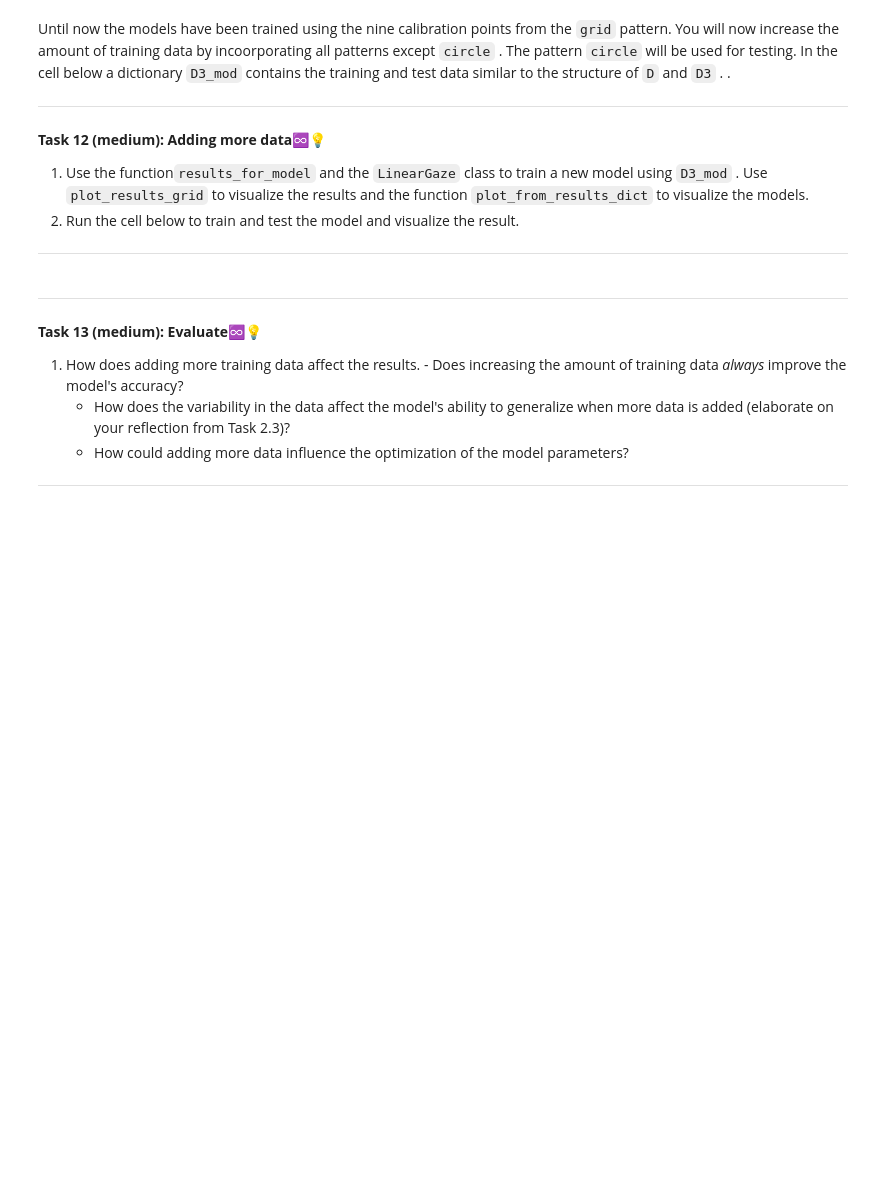
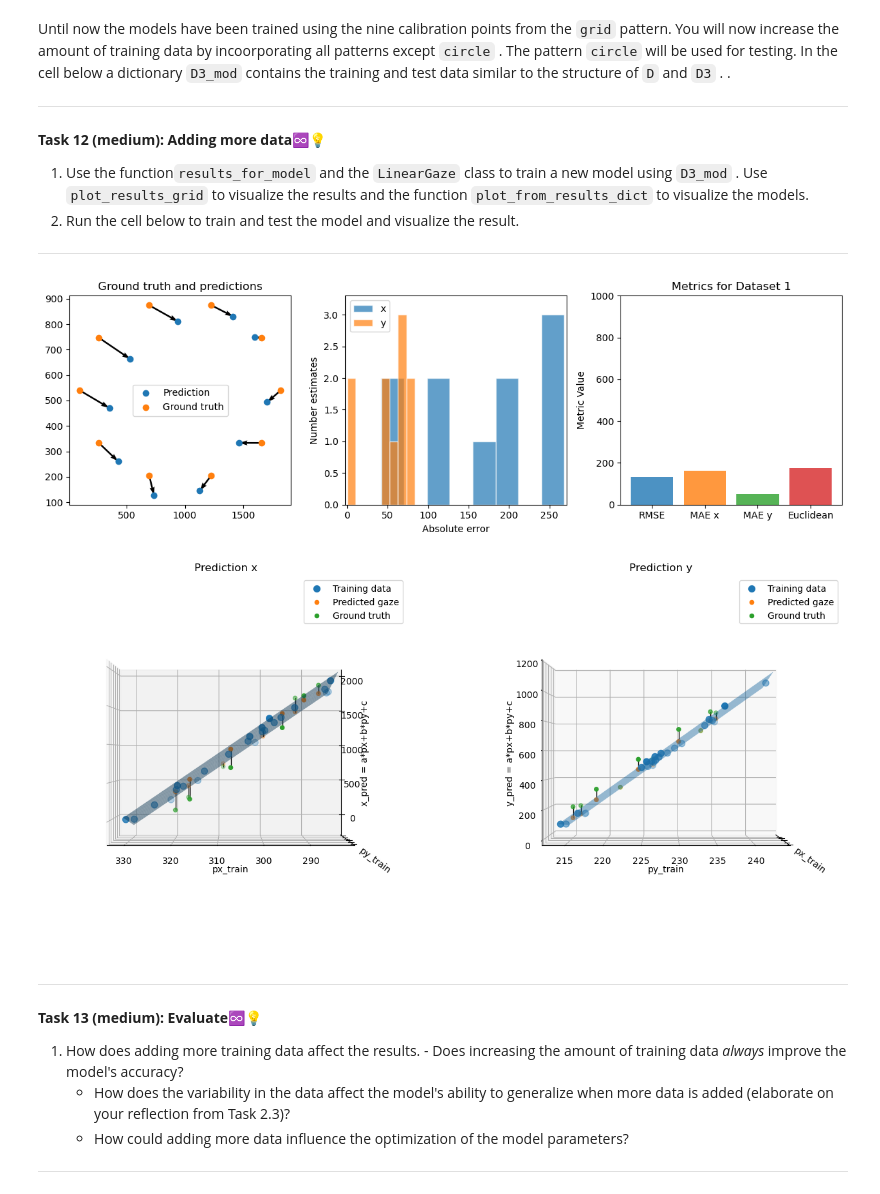
Before and after one commit to AlbertRossJoh/iml_project_2025, a Jupyter notebook: W06/02-gaze.ipynb, the cells around one changed output. Cells and saved outputs as stored; diff of their text form; code cells hidden in the pictures; blank space fills up the shorter version.

```diff
--- a/W06/02-gaze.ipynb
+++ b/W06/02-gaze.ipynb
@@ -585,24 +585,36 @@ and `D3`
 # %%
 D3_mod = {}
 
 ts3_p_train = D3[0]['pupils_test']
 ts3_s_train = D3[0]['screen_coordinates_test']
 
 ts3_p_test = D3[1]['pupils_test']
 ts3_s_test = D3[1]['screen_coordinates_test']
 
 for i in range(2,4):
     ts3_p_train = np.vstack((ts3_p_train,D3[i]['pupils_test']))
     ts3_s_train = np.vstack((ts3_s_train,D3[i]['screen_coordinates_test']))
 
 D3_mod['pupils_train'] = ts3_p_train
 D3_mod['screen_coordinates_train'] = ts3_s_train
 D3_mod['pupils_test'] = ts3_p_test
 D3_mod['screen_coordinates_test'] = ts3_s_test
 
 D3_mod = [D3_mod]
 
 # Write your code here
+results_linear_ts3_more_data = results_for_model(LinearGaze(), D3_mod, D3_mod, 'pupils_train', 'screen_coordinates_train', 'pupils_test', 'screen_coordinates_test', 1)
+
+iml_util.plot_results_grid(results_linear_ts3_more_data, 1)
+
+# !!!!!! Denne her funktion virker kun nu fordi vi manuelt har været inde og rette i iml_util for at grafen følger vores eget format med
+# param[0]*x+param[1]*y+param[2]. Det har vi hardcoded ind i iml_util pga måden vi har implementeret vores model (i linear2 function)
+# Det virker meget forkert at vi skal rette noget i iml_util for at få det til at virke, så tror vi skal have lavet resten af opgaven om
+# sådan så vi bruger den originale kode for linear
+iml_util.plot_from_results_dict(results_linear_ts3_more_data[0], D3_mod[0])
+# %% [output]
+[figure, added]
+[figure, added]
 # %% [markdown]
 
 ---
```
Also changed, not shown: parts of 1 cell of this notebook, 1 other file.
